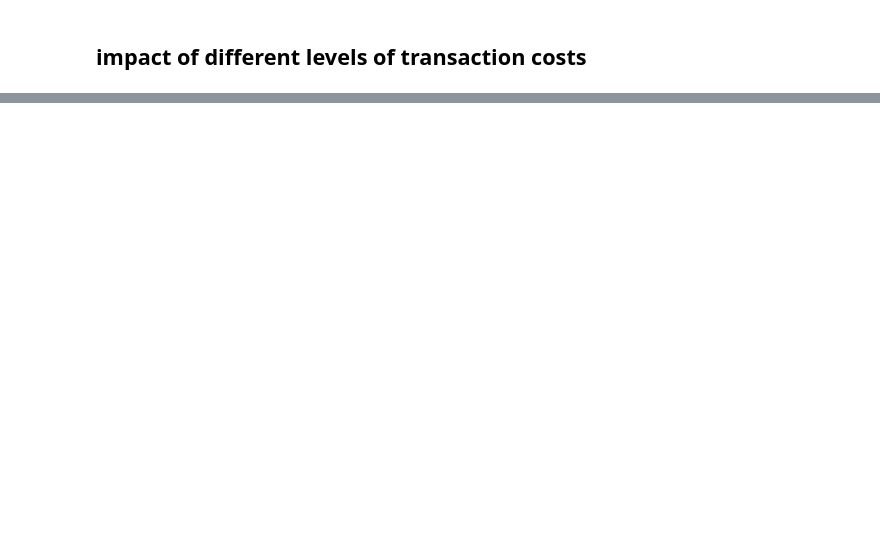
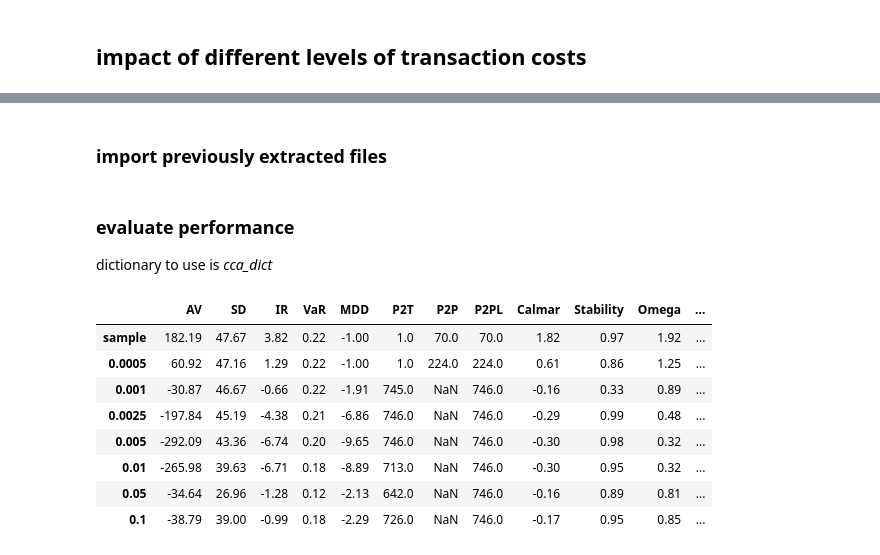
Before and after one commit to haroldhms/thesis_UCL, a Jupyter notebook: Code/Transaction Costs/Transaction Cost Analysis.ipynb, the cells around one changed output, grey strips where cells are left out. Drawn from its saved outputs; the diff is of its cells as text; code cells hidden in the pictures; blank space fills up the shorter version.

Commit message:
implemented transaction costs based on risk av, cov, tcost

```diff
--- a/Code/Transaction Costs/Transaction Cost Analysis.ipynb
+++ b/Code/Transaction Costs/Transaction Cost Analysis.ipynb
@@ -26,7 +27,7 @@ with open(HOME_DIRECTORY + '/data/processed_daily_data/ret_subset.pkl', 'rb') as
     ret = pickle.load(f)
 # %%
 universe_size = 100
-ret = ret.iloc[:1000, :universe_size]  # subset the data
+ret = ret.iloc[:, :universe_size]  # subset the data
 ret = ret.iloc[(4):] # burn
 # %%
 prices = (1 + ret).cumprod()
@@ -244,9 +264,0 @@ test1 = {"sample":test}
-# %%
-# build P&L
-cov_models=["sample"]
-pnl_results = dict()
-ptf_ret = dict()
-for model in cov_models:
-    portfolio =  Portfolio(prices=prices.loc[test1[model].index], position=test1[model], period=0)
-    ptf_ret[model] = portfolio.profit.to_frame(name="Profit")
-    pnl_results[model] = portfolio.nav().to_frame(name="NAV")
@@ -287,0 +276,2 @@ on tcost 0.005
+# %% [markdown]
+### import previously extracted files
@@ -287,0 +302,39 @@ on tcost 0.005
+# %%
+# assign dataset names
+tcosts = [0.0005, 0.001, 0.0025, 0.005, 0.01, 0.05, 0.1]
+base_name = "cca_tcostweights_nls_tradeoff_"
+cca_tcosts = extract_tcost_files(tcosts,base_name,"sample_cca_weights.csv", include_sample=True)
+
+# create dictionary from list
+transaction_costs = [str(i) for i in tcosts]
+transaction_costs.insert(0,"sample")
+cca_dict = list_to_dict(transaction_costs, cca_tcosts)
+# %% [markdown]
+### evaluate performance
+
+dictionary to use is *cca_dict*
+# %%
+pnl_results = dict()
+ptf_ret = dict()
+for tc in cca_dict:
+    # we turn 'tc' into a float, which is why there is a separation
+    if tc!="sample":
+        portfolio =  Portfolio(prices=prices.loc[cca_dict[tc].index], position=cca_dict[tc], period=0,tcost=np.float(tc))
+        ptf_ret[tc] = portfolio.adjusted_profit.to_frame(name="Profit")
+        pnl_results[tc] = portfolio.adjusted_nav().to_frame(name="NAV")
+    else:
+        portfolio =  Portfolio(prices=prices.loc[cca_dict[tc].index], position=cca_dict[tc], period=0,tcost=0)
+        ptf_ret[tc] = portfolio.adjusted_profit.to_frame(name="Profit")
+        pnl_results[tc] = portfolio.adjusted_nav().to_frame(name="NAV")
+# %%
+build_table2(transaction_costs, ptf_ret)
+# %% [output]
+|  | AV | SD | IR | VaR | MDD | P2T | P2P | P2PL | Calmar | Stability | Omega | ... |
+| sample | 182.19 | 47.67 | 3.82 | 0.22 | -1.00 | 1.0 | 70.0 | 70.0 | 1.82 | 0.97 | 1.92 | ... |
+| 0.0005 | 60.92 | 47.16 | 1.29 | 0.22 | -1.00 | 1.0 | 224.0 | 224.0 | 0.61 | 0.86 | 1.25 | ... |
+| 0.001 | -30.87 | 46.67 | -0.66 | 0.22 | -1.91 | 745.0 | NaN | 746.0 | -0.16 | 0.33 | 0.89 | ... |
+| 0.0025 | -197.84 | 45.19 | -4.38 | 0.21 | -6.86 | 746.0 | NaN | 746.0 | -0.29 | 0.99 | 0.48 | ... |
+| 0.005 | -292.09 | 43.36 | -6.74 | 0.20 | -9.65 | 746.0 | NaN | 746.0 | -0.30 | 0.98 | 0.32 | ... |
+| 0.01 | -265.98 | 39.63 | -6.71 | 0.18 | -8.89 | 713.0 | NaN | 746.0 | -0.30 | 0.95 | 0.32 | ... |
+| 0.05 | -34.64 | 26.96 | -1.28 | 0.12 | -2.13 | 642.0 | NaN | 746.0 | -0.16 | 0.89 | 0.81 | ... |
+| 0.1 | -38.79 | 39.00 | -0.99 | 0.18 | -2.29 | 726.0 | NaN | 746.0 | -0.17 | 0.95 | 0.85 | ... |
```
Also changed, not shown: parts of 17 cells of this notebook, 24 other files.
